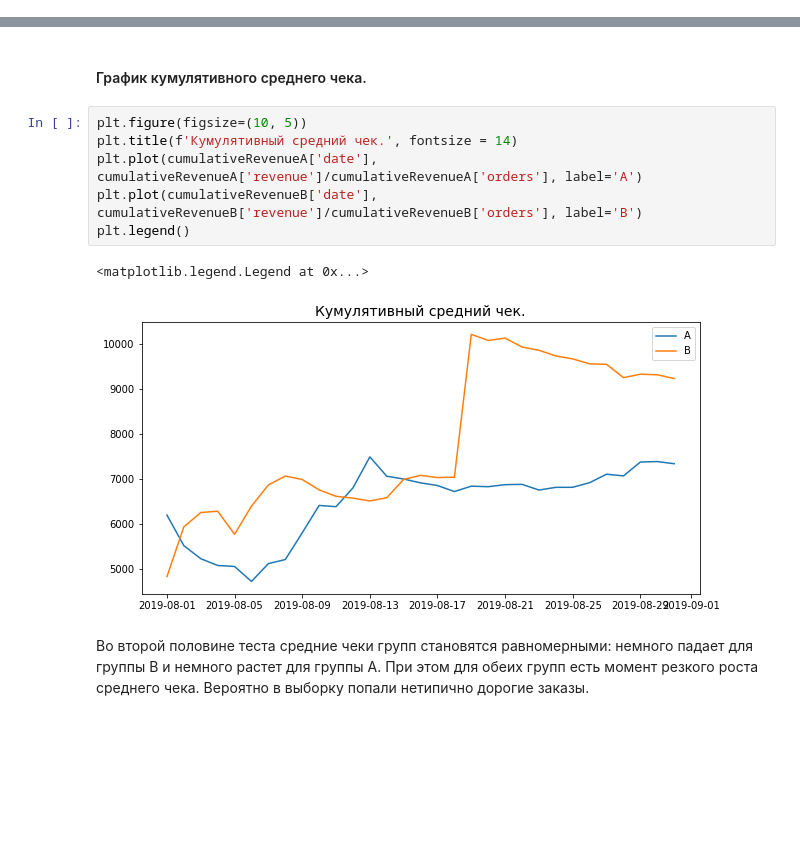
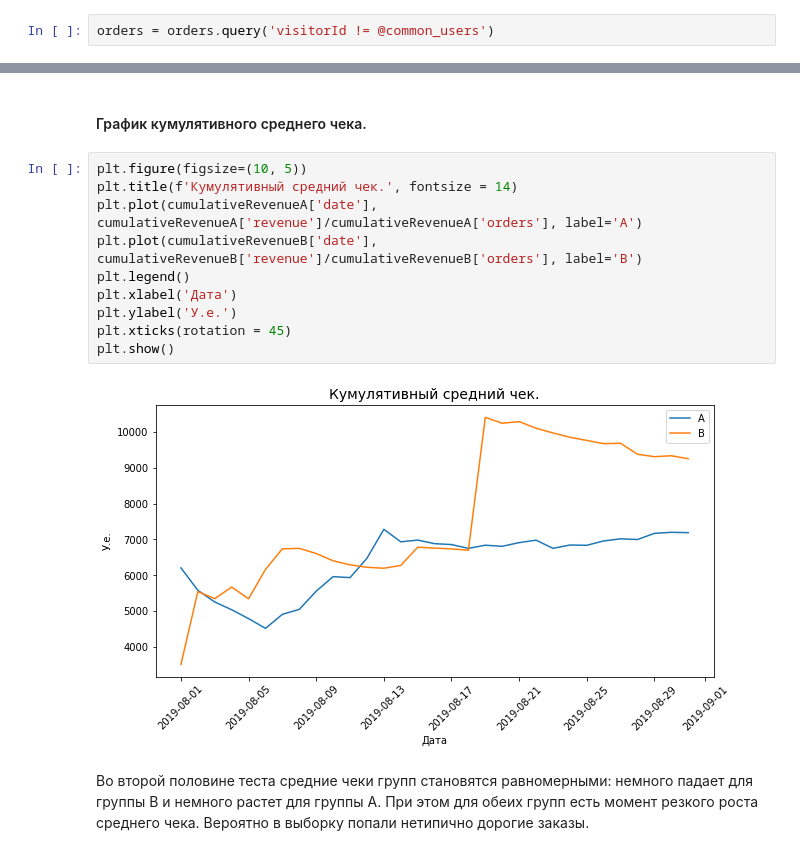
Before and after one commit to zokham/Portfolio, a Jupyter notebook: AB_test_YP/zokham_AB_test_YP.ipynb, the cells around one changed output, grey strips where cells are left out. Cells and saved outputs as stored; diff of their text form; blank space fills up the shorter version.

```diff
--- a/AB_test_YP/zokham_AB_test_YP.ipynb
+++ b/AB_test_YP/zokham_AB_test_YP.ipynb
@@ -691,3 +689,5 @@ ValueError: Can only compare identically-labeled Series objects
+# %%
+orders = orders.query('visitorId != @common_users')
 # %% [markdown]
 <div class="alert alert-success">
 <h2> Комментарий ревьюера 😊<a class="tocSkip"> </h2>
@@ -785,12 +788,15 @@ plt.legend()
 # %%
 plt.figure(figsize=(10, 5))
 plt.title(f'Кумулятивный средний чек.', fontsize = 14)
 plt.plot(cumulativeRevenueA['date'], cumulativeRevenueA['revenue']/cumulativeRevenueA['orders'], label='A')
 plt.plot(cumulativeRevenueB['date'], cumulativeRevenueB['revenue']/cumulativeRevenueB['orders'], label='B')
 plt.legend()
+plt.xlabel('Дата')
+plt.ylabel('У.е.')
+plt.xticks(rotation = 45)
+plt.show()
 # %% [output]
-<matplotlib.legend.Legend at 0x...>
-[figure, old version]
+[figure, new version]
 # %% [markdown]
 Во второй половине теста средние чеки групп становятся равномерными: немного падает для группы В и немного растет для группы А. При этом для обеих групп есть момент резкого роста среднего чека. Вероятно в выборку попали нетипично дорогие заказы.
 # %% [markdown]
```
Also changed, not shown: parts of 83 cells of this notebook.
